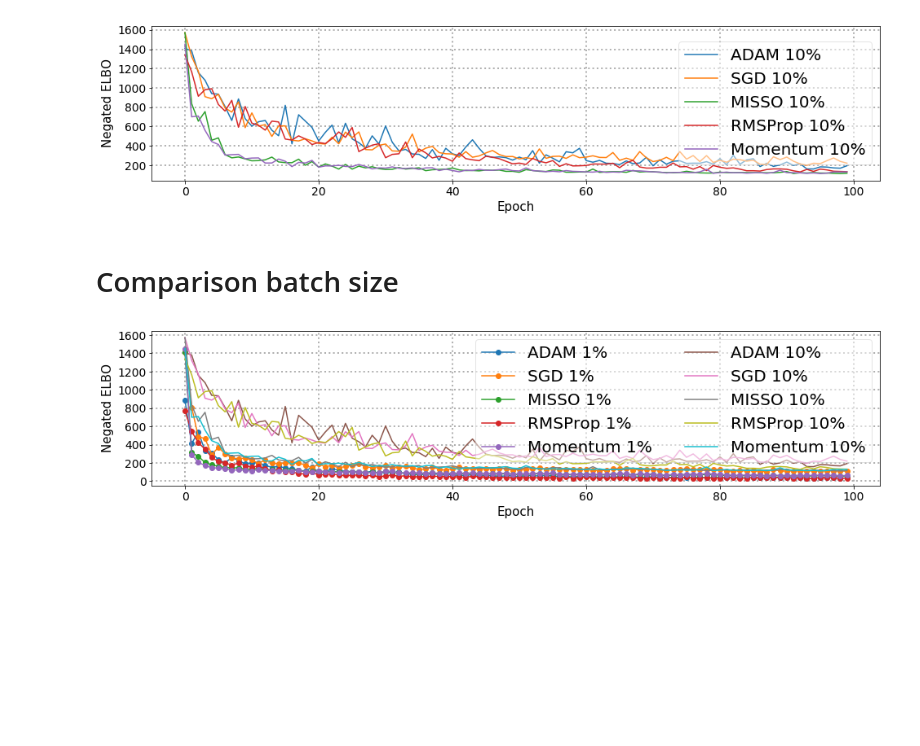
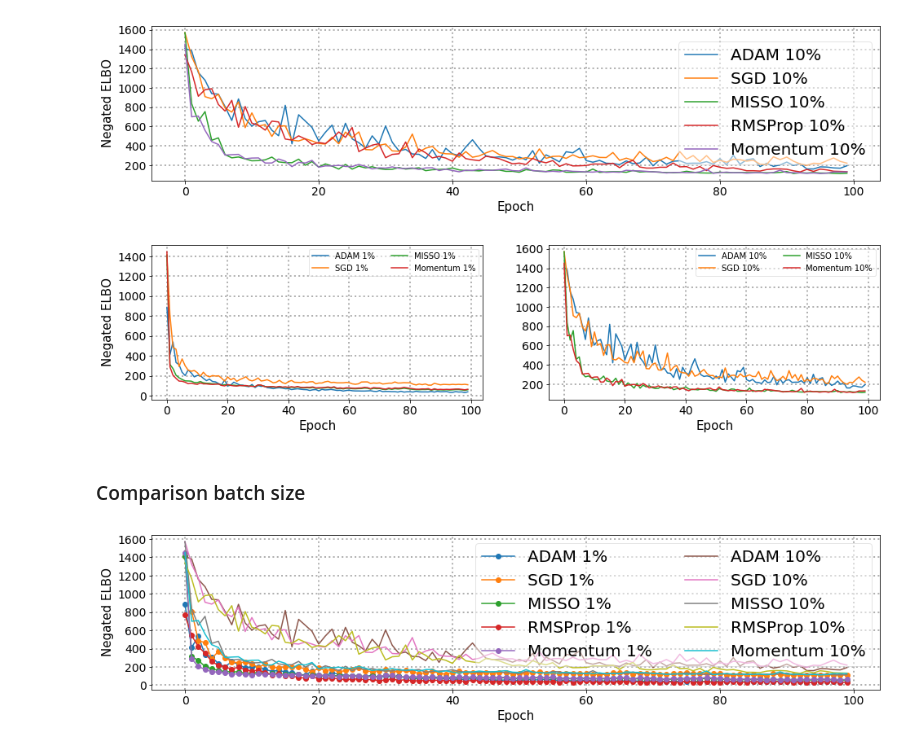
Before and after one commit to BelhalK/BayesianNeuralNets, a Jupyter notebook: MNIST/MNIST-BNN-CustomOptimizer-batchcomparison_smallbatch.ipynb, the cells around one changed output. Saved outputs shown, nothing was run; the diff lists cells and outputs as text; code cells hidden in the pictures; blank space fills up the shorter version.

Commit message:
plot

```diff
--- a/MNIST/MNIST-BNN-CustomOptimizer-batchcomparison_smallbatch.ipynb
+++ b/MNIST/MNIST-BNN-CustomOptimizer-batchcomparison_smallbatch.ipynb
@@ -616,3 +616,33 @@ plt.grid(linestyle='dotted',linewidth=2)
 plt.show()
 # %% [output]
 [figure]
+# %%
+fig, axes = plt.subplots(nrows=1, ncols=1, figsize=(16, 3.5))
+plt.subplot(1, 2, 1)
+plt.plot(np.arange(100), adamsb / len(X_batch), label='ADAM 1%')
+plt.plot(np.arange(100), sgdsb / len(X_batch), label='SGD 1%')
+plt.plot(np.arange(100), sagsb / len(X_batch), label='MISSO 1%')
+plt.plot(np.arange(100), momentsb / len(X_batch), label='Momentum 1%')
+leg = plt.legend(fontsize=10,fancybox=True, loc=1,ncol=2)
+leg.get_frame().set_alpha(0.5)
+plt.xlabel('Epoch', fontsize=15)
+plt.xticks(fontsize=14)
+plt.ylabel('Negated ELBO', fontsize=15)
+plt.yticks(fontsize=14)
+plt.grid(linestyle='dotted',linewidth=2)
+
+plt.subplot(1, 2, 2)
+plt.plot(np.arange(100), adam / len(X_batch), label='ADAM 10%')
+plt.plot(np.arange(100), sgd / len(X_batch), label='SGD 10%')
+plt.plot(np.arange(100), sag / len(X_batch), label='MISSO 10%')
+plt.plot(np.arange(100), moment / len(X_batch), label='Momentum 10%')
+
+leg = plt.legend(fontsize=10,fancybox=True, loc=1,ncol=2)
+leg.get_frame().set_alpha(0.5)
+plt.xlabel('Epoch', fontsize=15)
+plt.xticks(fontsize=14)
+plt.yticks(fontsize=14)
+plt.grid(linestyle='dotted',linewidth=2)
+plt.show()
+# %% [output]
+[figure, added]
@@ -619,5 +651,5 @@ plt.show()
 # %% [markdown]
-# Comparison batch size
+### Comparison batch size
 # %%
 fig, axes = plt.subplots(nrows=1, ncols=1, figsize=(16, 3.5))
 plt.plot(np.arange(100), adamsb / len(X_batch), label='ADAM 1%', marker='o')
```
Also changed, not shown: parts of 1 cell of this notebook, 2 other files.
